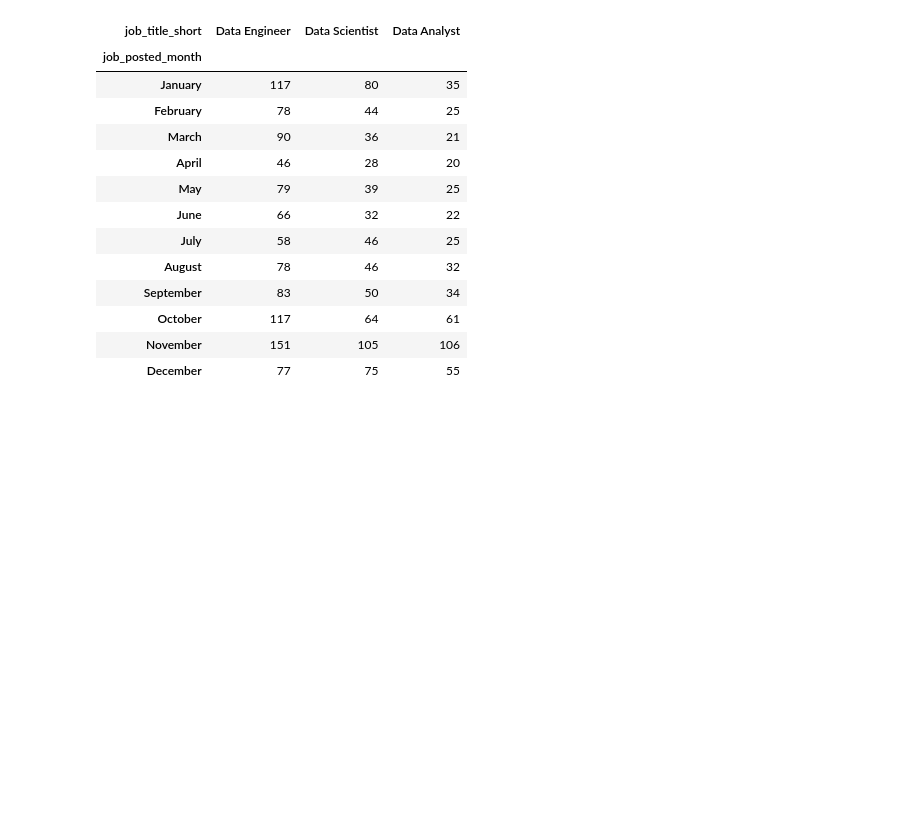
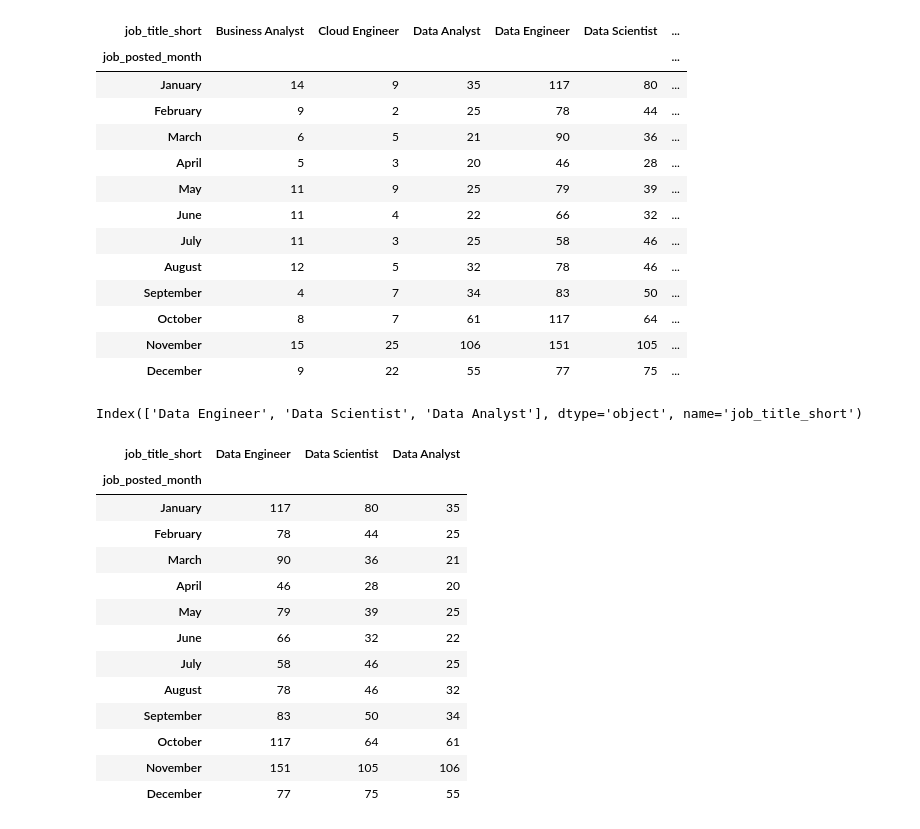
Before and after one commit to suryaahdiyat/Belajar-Data-Analis, a Jupyter notebook: File Python/py_with_lukebarousse/project_course/2_advanced/6_exercise_job_demand.ipynb, the cells around one changed output. Saved outputs shown, nothing was run; the diff lists cells and outputs as text; code cells hidden in the pictures; blank space fills up the shorter version.

```diff
--- a/File Python/py_with_lukebarousse/project_course/2_advanced/6_exercise_job_demand.ipynb
+++ b/File Python/py_with_lukebarousse/project_course/2_advanced/6_exercise_job_demand.ipynb
@@ -18,5 +32,22 @@ df_id
 # %%
 df_id_pivot = df_id.pivot_table(index='job_posted_month', columns='job_title_short', aggfunc='size') # create pivot table
+# %%
+df_id_pivot
+# %% [output]
+| job_title_short | Business Analyst | Cloud Engineer | Data Analyst | Data Engineer | Data Scientist | ... |
+| job_posted_month |  |  |  |  |  | ... |
+| January | 14 | 9 | 35 | 117 | 80 | ... |
+| February | 9 | 2 | 25 | 78 | 44 | ... |
+| March | 6 | 5 | 21 | 90 | 36 | ... |
+| April | 5 | 3 | 20 | 46 | 28 | ... |
+| May | 11 | 9 | 25 | 79 | 39 | ... |
+| June | 11 | 4 | 22 | 66 | 32 | ... |
+| July | 11 | 3 | 25 | 58 | 46 | ... |
+| August | 12 | 5 | 32 | 78 | 46 | ... |
+| September | 4 | 7 | 34 | 83 | 50 | ... |
+| October | 8 | 7 | 61 | 117 | 64 | ... |
+| November | 15 | 25 | 106 | 151 | 105 | ... |
+| December | 9 | 22 | 55 | 77 | 75 | ... |
 # %%
 df_id_pivot.reset_index(inplace=True) # reset index to make job_posted_month a column again
 
@@ -28,6 +59,9 @@ df_id_pivot.set_index('job_posted_month', inplace=True) # set job_posted_month a
 df_id_pivot.drop(columns='month_number', inplace=True) # drop month_number column after sorting
 # %%
 top_3_job = df_id['job_title_short'].value_counts().head(3).index # get top 3 job titles
+top_3_job
+# %% [output]
+Index(['Data Engineer', 'Data Scientist', 'Data Analyst'], dtype='object', name='job_title_short')
 # %%
 df_id_pivot = df_id_pivot[top_3_job] # filter pivot table to only include top 3 job titles
 # %%
```
Also changed, not shown: parts of 1 cell of this notebook, 4 other files.
